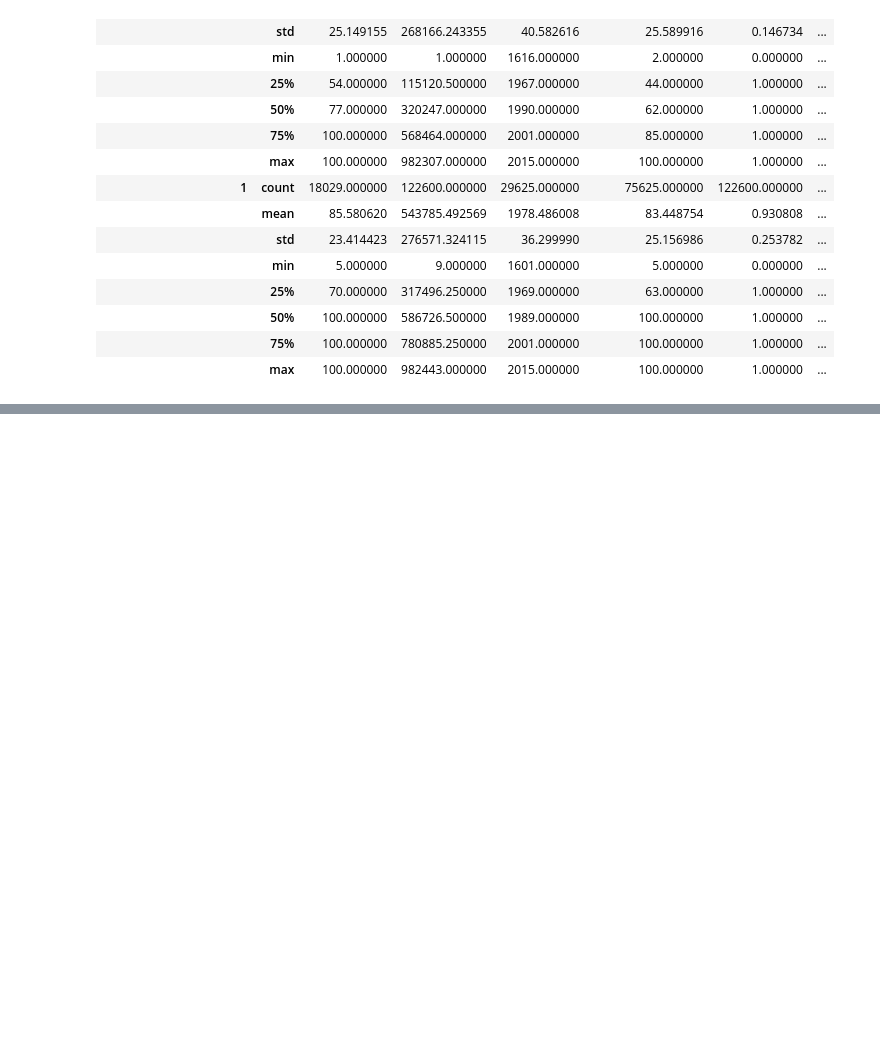
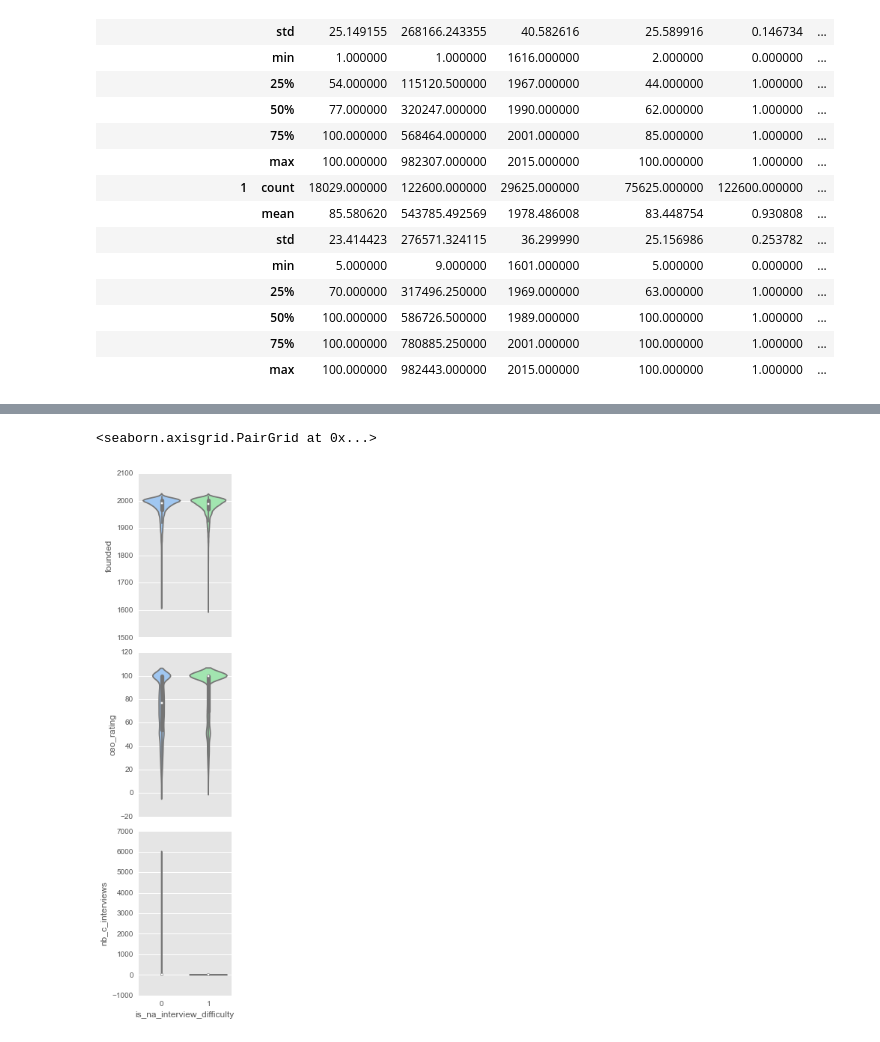
Before and after one commit to ericfourrier/auto-clean, a Jupyter notebook: examples/Glassdoor.ipynb, the cells around one changed output, grey strips where cells are left out. Cells and saved outputs as stored; diff of their text form; code cells hidden in the pictures; blank space fills up the shorter version.

```diff
--- a/examples/Glassdoor.ipynb
+++ b/examples/Glassdoor.ipynb
@@ -360,0 +366,10 @@ for col in ['founded','ceo_rating']:
+# %%
+
+g = sns.PairGrid(df_test,
+                 y_vars=["founded", "ceo_rating", "nb_c_interviews"],
+                 x_vars=["is_na_interview_difficulty"],
+                 aspect=.75, size=3.5)
+g.map(sns.violinplot, palette="pastel")
+# %% [output]
+<seaborn.axisgrid.PairGrid at 0x...>
+[figure, added]
```
Also changed, not shown: parts of 16 cells of this notebook.
